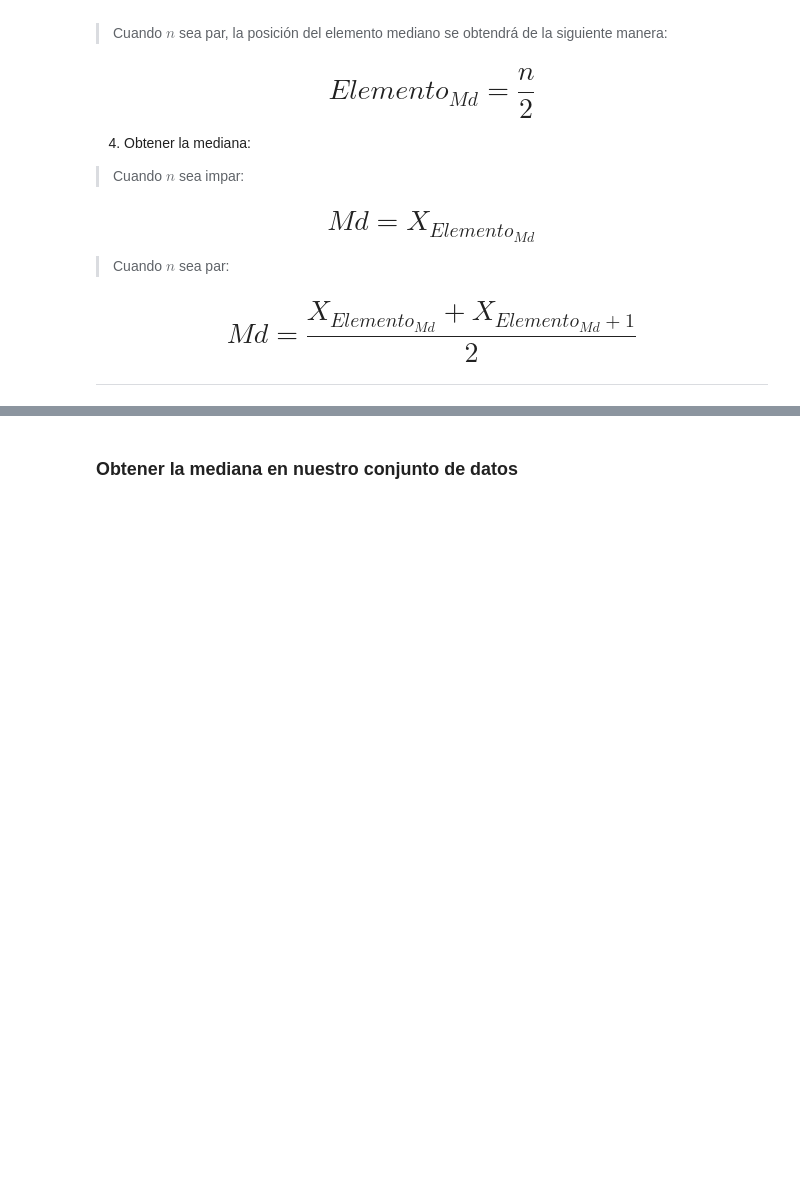
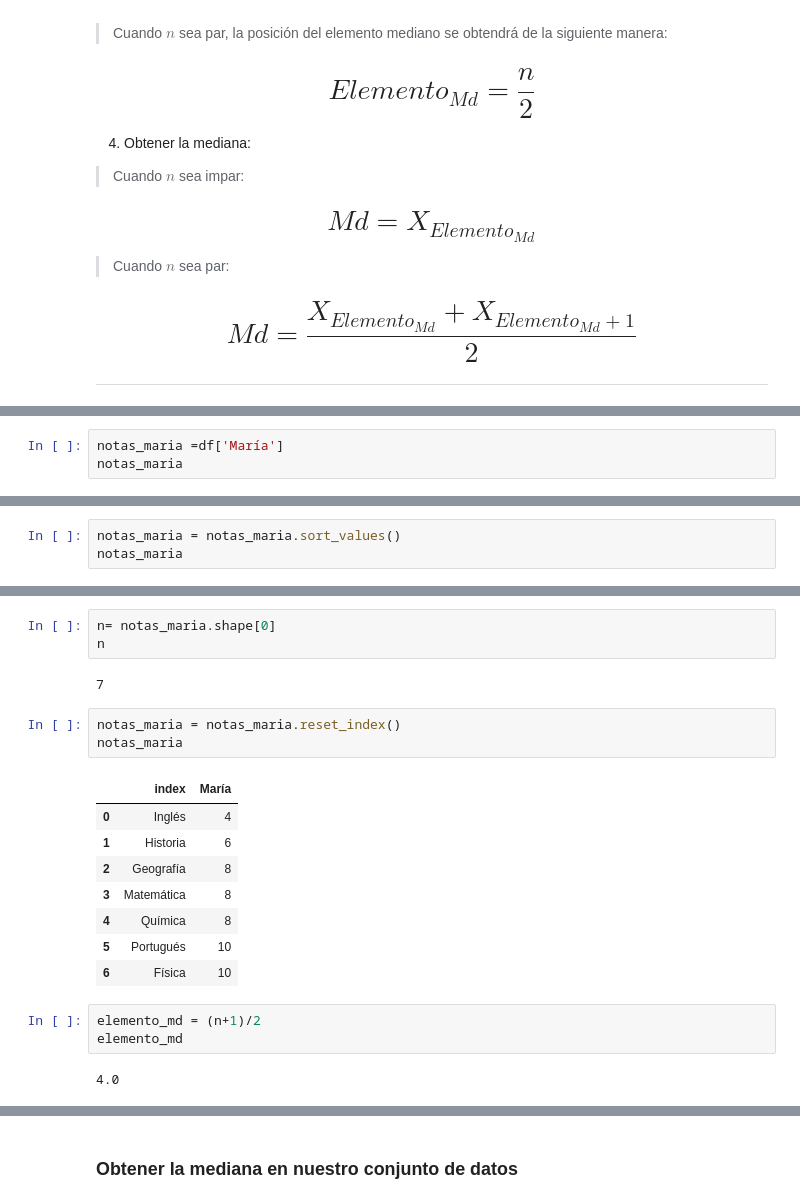
Before and after one commit to Goyo0117970/MachineLearning, a Jupyter notebook: Curso_de_Estadística_con_Python_1.ipynb, the cells around one changed output, grey strips where cells are left out. Cells and saved outputs as stored; diff of their text form; blank space fills up the shorter version.

```diff
--- a/Curso_de_Estadística_con_Python_1.ipynb
+++ b/Curso_de_Estadística_con_Python_1.ipynb
@@ -632,3 +632,6 @@ Para obtener la mediana de un conjunto de datos, debemos proceder de la siguient
 ### Ejemplo 1 - n impar
 
 <img src='https://caelum-online-public.s3.amazonaws.com/ESP-1752-estadistica-con-python-parte1/img002.png' width='40%' style="float:left">
+# %%
+notas_maria =df['María']
+notas_maria
@@ -634,0 +648,3 @@ Para obtener la mediana de un conjunto de datos, debemos proceder de la siguient
+# %%
+notas_maria = notas_maria.sort_values()
+notas_maria
@@ -634,0 +661,22 @@ Para obtener la mediana de un conjunto de datos, debemos proceder de la siguient
+# %%
+n= notas_maria.shape[0]
+n
+# %% [output]
+7
+# %%
+notas_maria = notas_maria.reset_index()
+notas_maria
+# %% [output]
+|  | index | María |
+| 0 | Inglés | 4 |
+| 1 | Historia | 6 |
+| 2 | Geografía | 8 |
+| 3 | Matemática | 8 |
+| 4 | Química | 8 |
+| 5 | Portugués | 10 |
+| 6 | Física | 10 |
+# %%
+elemento_md = (n+1)/2
+elemento_md
+# %% [output]
+4.0
```
Also changed, not shown: parts of 13 cells of this notebook.
